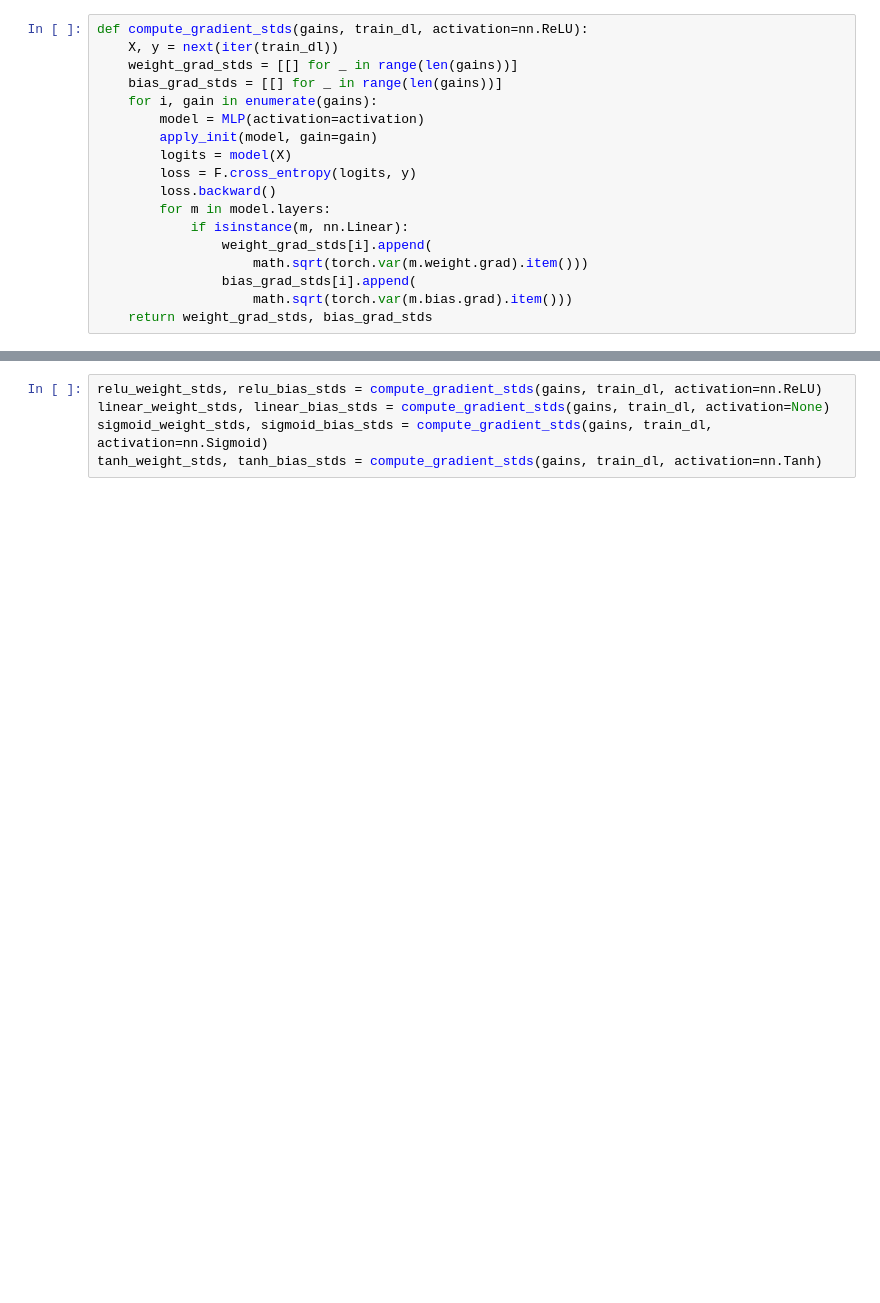
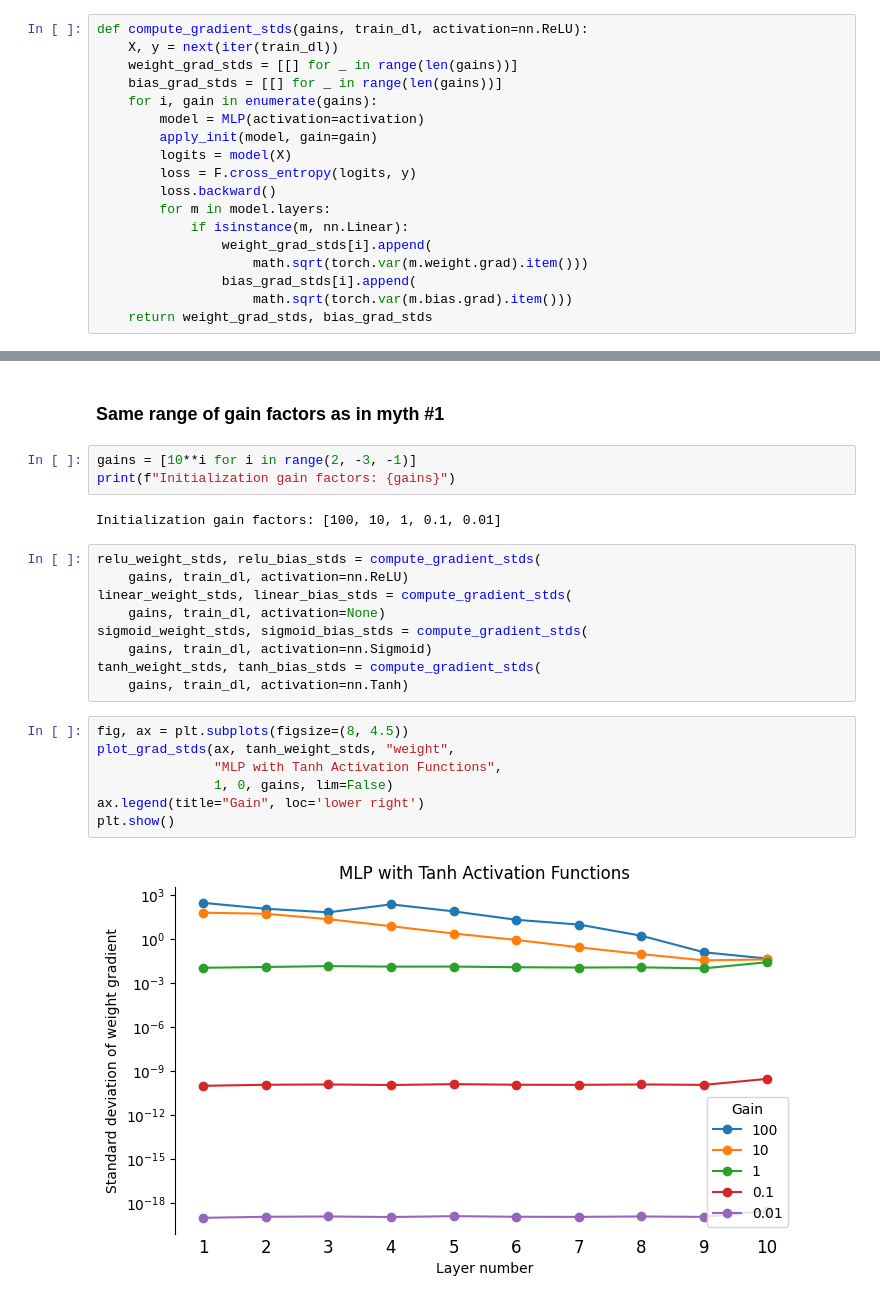
Before and after one commit to nickmcgreivy/ml-experiments, a Jupyter notebook: exploding_gradients/myth_3.ipynb, the cells around one changed output, grey strips where cells are left out. Saved outputs shown, nothing was run; the diff lists cells and outputs as text; blank space fills up the shorter version.

```diff
--- a/exploding_gradients/myth_3.ipynb
+++ b/exploding_gradients/myth_3.ipynb
@@ -88,5 +85,25 @@ def plot_grad_stds(ax, stds, name, activation, i, j):
+# %% [markdown]
+### Same range of gain factors as in myth #1
+# %%
+gains = [10**i for i in range(2, -3, -1)]
+print(f"Initialization gain factors: {gains}")
+# %% [output]
+Initialization gain factors: [100, 10, 1, 0.1, 0.01]
 # %%
-relu_weight_stds, relu_bias_stds = compute_gradient_stds(gains, train_dl, activation=nn.ReLU)
-linear_weight_stds, linear_bias_stds = compute_gradient_stds(gains, train_dl, activation=None)
-sigmoid_weight_stds, sigmoid_bias_stds = compute_gradient_stds(gains, train_dl, activation=nn.Sigmoid)
-tanh_weight_stds, tanh_bias_stds = compute_gradient_stds(gains, train_dl, activation=nn.Tanh)
+relu_weight_stds, relu_bias_stds = compute_gradient_stds(
+    gains, train_dl, activation=nn.ReLU)
+linear_weight_stds, linear_bias_stds = compute_gradient_stds(
+    gains, train_dl, activation=None)
+sigmoid_weight_stds, sigmoid_bias_stds = compute_gradient_stds(
+    gains, train_dl, activation=nn.Sigmoid)
+tanh_weight_stds, tanh_bias_stds = compute_gradient_stds(
+    gains, train_dl, activation=nn.Tanh)
+# %%
+fig, ax = plt.subplots(figsize=(8, 4.5))
+plot_grad_stds(ax, tanh_weight_stds, "weight",
+               "MLP with Tanh Activation Functions",
+               1, 0, gains, lim=False)
+ax.legend(title="Gain", loc='lower right')
+plt.show()
+# %% [output]
+[figure, added]
```
Also changed, not shown: parts of 15 cells of this notebook, 5 other files.
